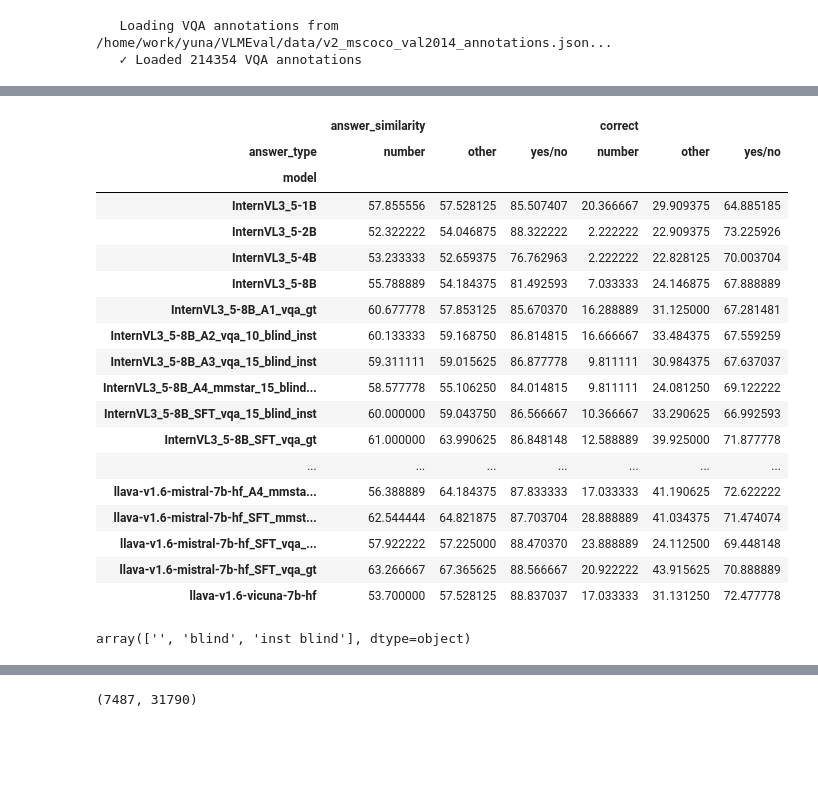
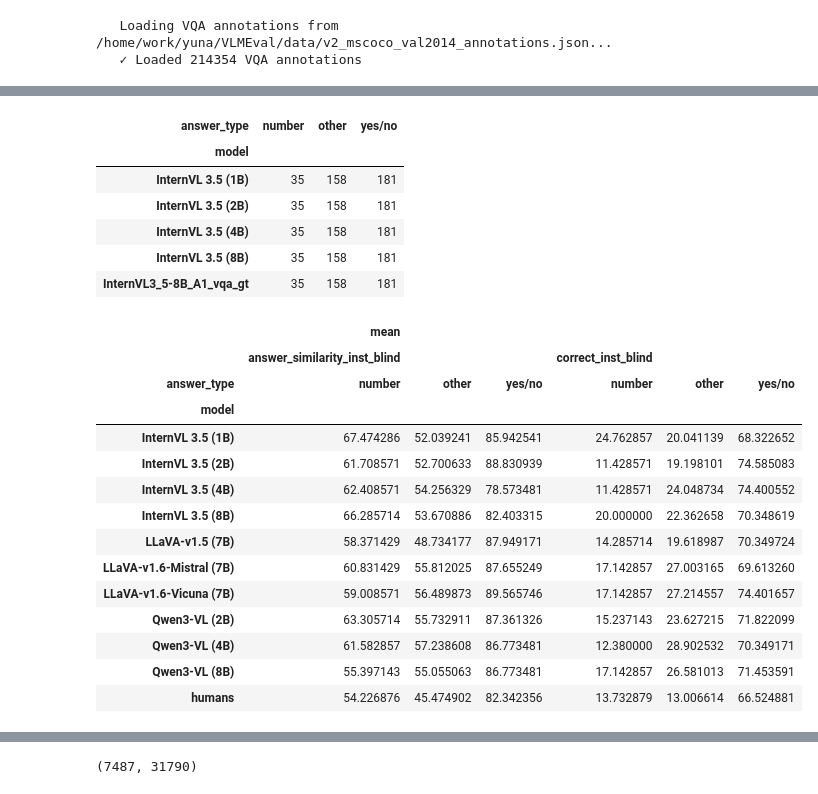
Before and after one commit to unolop/HPA, a Jupyter notebook: evaluation/analysis/A1_vqa.ipynb, the cells around one changed output, grey strips where cells are left out. Cells and saved outputs as stored; diff of their text form; code cells hidden in the pictures; blank space fills up the shorter version.

Commit message:
answer type

```diff
--- a/evaluation/analysis/A1_vqa.ipynb
+++ b/evaluation/analysis/A1_vqa.ipynb
@@ -321,3 +160,0 @@ human_df.groupby(['question_type', 'answer_type']).agg({'answer_similarity': 'me
-# %%
-hm = hm.dropna(axis=1)
-hm
@@ -338,35 +161,41 @@ hm
+# %%
+hm.groupby(['model', 'answer_type']).size().unstack(fill_value=0).head()
+# %% [output]
+| answer_type | number | other | yes/no |
+| model |  |  |  |
+| InternVL 3.5 (1B) | 35 | 158 | 181 |
+| InternVL 3.5 (2B) | 35 | 158 | 181 |
+| InternVL 3.5 (4B) | 35 | 158 | 181 |
+| InternVL 3.5 (8B) | 35 | 158 | 181 |
+| InternVL3_5-8B_A1_vqa_gt | 35 | 158 | 181 |
 # %%
+from utils.df import aggregate_vqa, calculate_mg
+
 agg = aggregate_vqa(hm).reset_index()
+agg = agg[agg['model'].isin(list(pretrained_vlms) + ['humans'])]
 agg.columns = [col[1] if isinstance(col, tuple) and len(col) > 1 and col[1] else (col[0] if isinstance(col, tuple) else col) for col in agg.columns]
-agg=agg.pivot_table(
+ag=agg.pivot_table(
     index=['model'],
-    values=['answer_similarity', 'correct'],
+    values=['answer_similarity_inst_blind', 'correct_inst_blind'],
     columns=['answer_type'],
-    aggfunc='mean'
+    aggfunc=['mean']
 )
-agg.to_latex('./tables/VQA_human-model_similarity-answer_type.tex', float_format="%.1f")
-agg
+# agg.to_latex('./tables/VQA_human-model_similarity-answer_type.tex', float_format="%.1f")
+ag.to_latex('./tables/vqa_answer_type/1_VQA_human-pretrained-model_similarity-answer_type.tex', float_format="%.1f")
+ag
 # %% [output]
-|  | answer_similarity |  |  | correct |  |  |
+|  | mean |  |  |  |  |  |
+|  | answer_similarity_inst_blind |  |  | correct_inst_blind |  |  |
 | answer_type | number | other | yes/no | number | other | yes/no |
 | model |  |  |  |  |  |  |
-| InternVL3_5-1B | 57.855556 | 57.528125 | 85.507407 | 20.366667 | 29.909375 | 64.885185 |
-| InternVL3_5-2B | 52.322222 | 54.046875 | 88.322222 | 2.222222 | 22.909375 | 73.225926 |
-| InternVL3_5-4B | 53.233333 | 52.659375 | 76.762963 | 2.222222 | 22.828125 | 70.003704 |
-| InternVL3_5-8B | 55.788889 | 54.184375 | 81.492593 | 7.033333 | 24.146875 | 67.888889 |
-| InternVL3_5-8B_A1_vqa_gt | 60.677778 | 57.853125 | 85.670370 | 16.288889 | 31.125000 | 67.281481 |
-| InternVL3_5-8B_A2_vqa_10_blind_inst | 60.133333 | 59.168750 | 86.814815 | 16.666667 | 33.484375 | 67.559259 |
-| InternVL3_5-8B_A3_vqa_15_blind_inst | 59.311111 | 59.015625 | 86.877778 | 9.811111 | 30.984375 | 67.637037 |
-| InternVL3_5-8B_A4_mmstar_15_blind... | 58.577778 | 55.106250 | 84.014815 | 9.811111 | 24.081250 | 69.122222 |
-| InternVL3_5-8B_SFT_vqa_15_blind_inst | 60.000000 | 59.043750 | 86.566667 | 10.366667 | 33.290625 | 66.992593 |
-| InternVL3_5-8B_SFT_vqa_gt | 61.000000 | 63.990625 | 86.848148 | 12.588889 | 39.925000 | 71.877778 |
-| ... | ... | ... | ... | ... | ... | ... |
-| llava-v1.6-mistral-7b-hf_A4_mmsta... | 56.388889 | 64.184375 | 87.833333 | 17.033333 | 41.190625 | 72.622222 |
-| llava-v1.6-mistral-7b-hf_SFT_mmst... | 62.544444 | 64.821875 | 87.703704 | 28.888889 | 41.034375 | 71.474074 |
-| llava-v1.6-mistral-7b-hf_SFT_vqa_... | 57.922222 | 57.225000 | 88.470370 | 23.888889 | 24.112500 | 69.448148 |
-| llava-v1.6-mistral-7b-hf_SFT_vqa_gt | 63.266667 | 67.365625 | 88.566667 | 20.922222 | 43.915625 | 70.888889 |
-| llava-v1.6-vicuna-7b-hf | 53.700000 | 57.528125 | 88.837037 | 17.033333 | 31.131250 | 72.477778 |
+| InternVL 3.5 (1B) | 67.474286 | 52.039241 | 85.942541 | 24.762857 | 20.041139 | 68.322652 |
+| InternVL 3.5 (2B) | 61.708571 | 52.700633 | 88.830939 | 11.428571 | 19.198101 | 74.585083 |
+| InternVL 3.5 (4B) | 62.408571 | 54.256329 | 78.573481 | 11.428571 | 24.048734 | 74.400552 |
+| InternVL 3.5 (8B) | 66.285714 | 53.670886 | 82.403315 | 20.000000 | 22.362658 | 70.348619 |
+| LLaVA-v1.5 (7B) | 58.371429 | 48.734177 | 87.949171 | 14.285714 | 19.618987 | 70.349724 |
+| LLaVA-v1.6-Mistral (7B) | 60.831429 | 55.812025 | 87.655249 | 17.142857 | 27.003165 | 69.613260 |
+| LLaVA-v1.6-Vicuna (7B) | 59.008571 | 56.489873 | 89.565746 | 17.142857 | 27.214557 | 74.401657 |
+| Qwen3-VL (2B) | 63.305714 | 55.732911 | 87.361326 | 15.237143 | 23.627215 | 71.822099 |
+| Qwen3-VL (4B) | 61.582857 | 57.238608 | 86.773481 | 12.380000 | 28.902532 | 70.349171 |
+| Qwen3-VL (8B) | 55.397143 | 55.055063 | 86.773481 | 17.142857 | 26.581013 | 71.453591 |
+| humans | 54.226876 | 45.474902 | 82.342356 | 13.732879 | 13.006614 | 66.524881 |
-# %%
-vqa_1k.condition.unique()
-# %% [output]
-array(['', 'blind', 'inst blind'], dtype=object)
```
Also changed, not shown: parts of 14 cells of this notebook, 28 other files.
